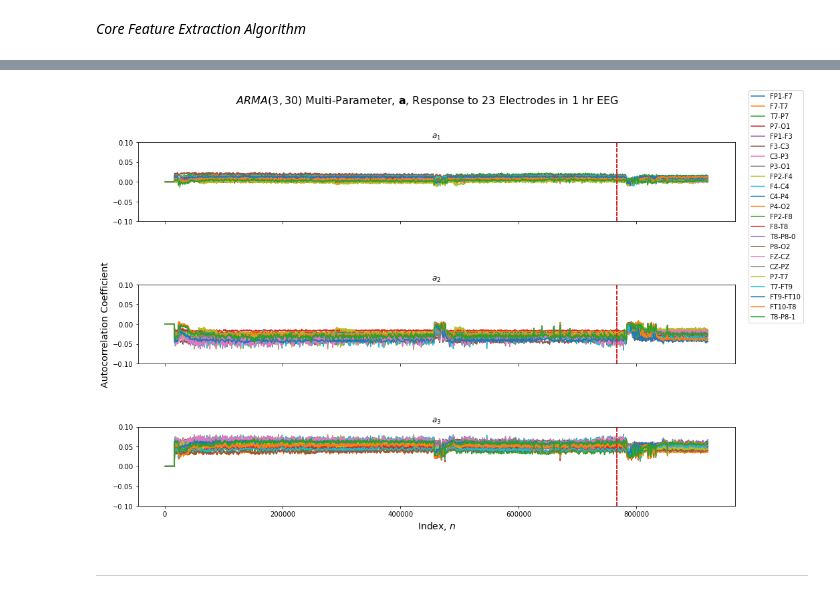
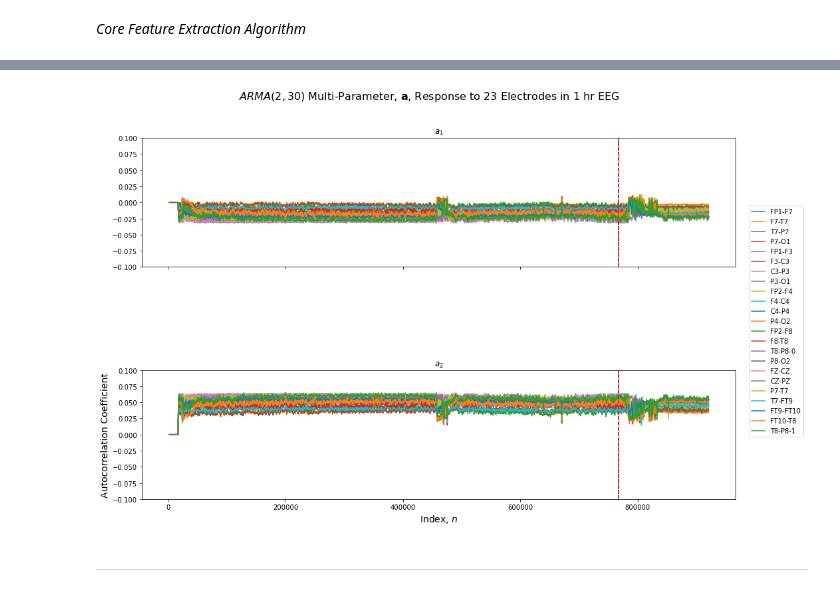
Before and after one commit to samisnotinsane/chbmit-seizure-prediction, a Jupyter notebook: feature_extraction/AR_response_multi_channel-Copy1.ipynb, the cells around one changed output, grey strips where cells are left out. Drawn from its saved outputs; the diff is of its cells as text; code cells hidden in the pictures.

```diff
--- a/feature_extraction/AR_response_multi_channel-Copy1.ipynb
+++ b/feature_extraction/AR_response_multi_channel-Copy1.ipynb
@@ -29,7 +29,7 @@ print(EEG.shape)
 fs = raw.info['sfreq']   # sampling frequency (Hz)
 N = 512                  # fs = N*fp (N must be a natural number)
 fp = fs/N                # prediction frequency
-n_i = 3                  # AR model order
+n_i = 2                  # AR model order
 t_s = 1/fs               # Input signal time period
 n_c = EEG.shape[0]       # Number of EEG electrodes (channels)
 m = 30                   # MA parameter
@@ -162,22 +151,22 @@ plt.show()
 # %%
 fig, axs = plt.subplots(n_i, 1, figsize=(16, 10), sharex=True, facecolor='w', edgecolor='k')
 fig.subplots_adjust(hspace = .8, wspace=.001)
 axs = axs.ravel()
 for i in range(n_i): # for each coefficient
     for j in range(n_c): # for each channel
         axs[i].plot(ar_index, ars[:, j, i], label=f'{ch_names[j]}')
         axs[i].set_ylim([-.1, .1])
         axs[i].set_title(f'$a_{i+1}$')
         axs[i].axvline(x=seizure_start_index, color='tab:red', ls='--')
 axs[-1].set_xlabel(r'Index, $n$', fontsize=14)
 axs[1].set_ylabel('Autocorrelation Coefficient', fontsize=14)
-plt.legend(bbox_to_anchor=(1.12, 5.3), ncol=1)
+plt.legend(bbox_to_anchor=(1.12, 2.3), ncol=1)
 plt.suptitle(r"$ARMA({0}, {1})$ Multi-Parameter, $\bf{{a}}$, Response to 23 Electrodes in 1 hr EEG".format(n_i, m), fontsize=16)
 # plt.tight_layout()
 plt.show()
 #'ARMA{n_i, m} $\mathbf{a}$ Response to 23 Electrodes in 1 hr EEG'
 # %% [output]
-[figure, old version]
+[figure, new version]
 # %% [markdown]
 ---
 # %%
```
Also changed, not shown: parts of 8 cells of this notebook.
